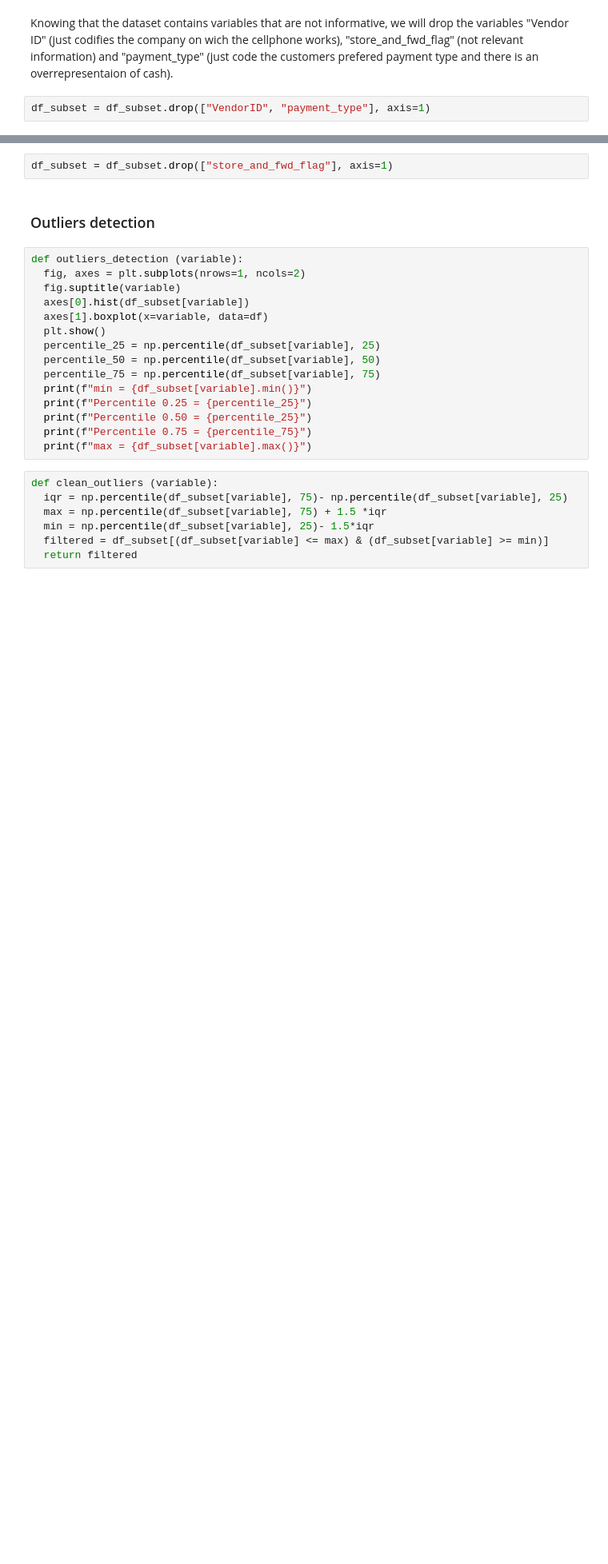
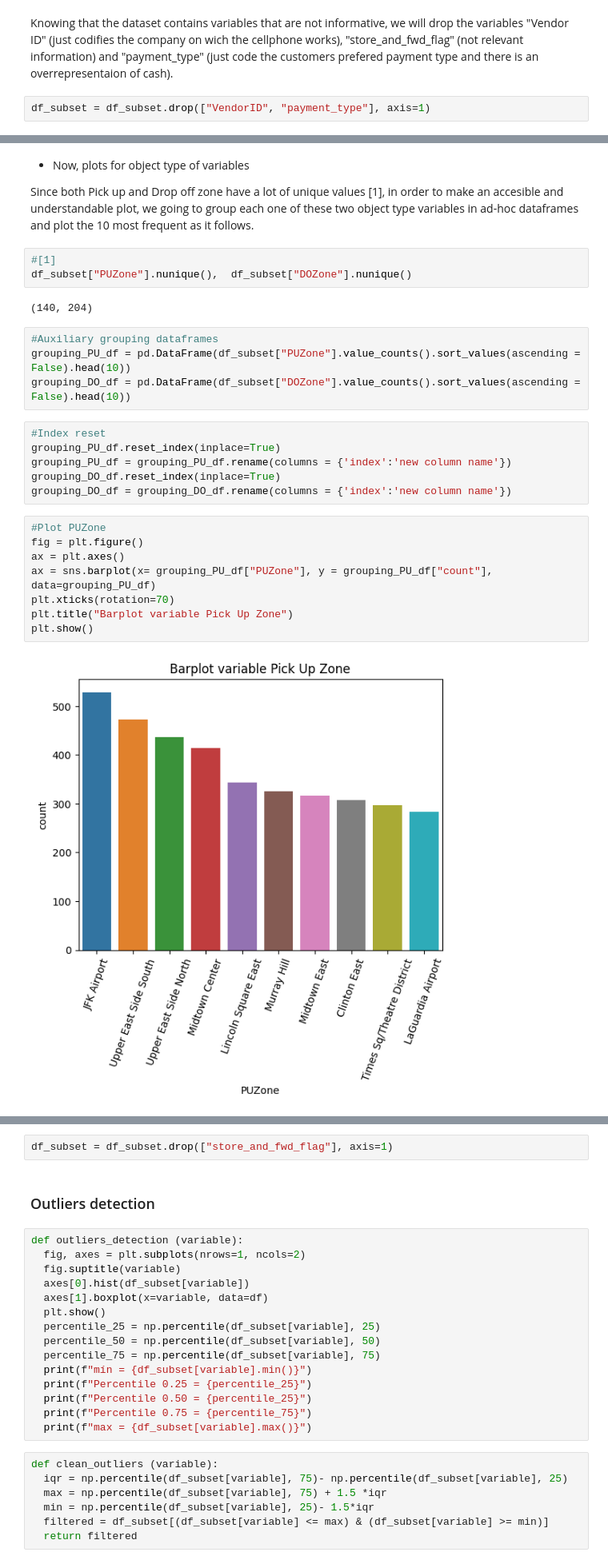
Before and after one commit to andres-mart/FinalProject, a Jupyter notebook: EDA.ipynb, the cells around one changed output, grey strips where cells are left out. Shown at 80% size. Drawn from its saved outputs; the diff is of its cells as text; blank space fills up the shorter version.

```diff
--- a/EDA.ipynb
+++ b/EDA.ipynb
@@ -266,0 +220,29 @@ THe most frequent value is EWR (94.17 %), followed by Boro Zone (5.69%)
+# %% [markdown]
+- Now, plots for object type of variables
+
+Since both Pick up and Drop off zone have a lot of unique values [1], in order to make an accesible and understandable plot, we going to group each one of these two object type variables in ad-hoc dataframes and plot the 10 most frequent as it follows.
+# %%
+#[1]
+df_subset["PUZone"].nunique(),  df_subset["DOZone"].nunique()
+# %% [output]
+(140, 204)
+# %%
+#Auxiliary grouping dataframes
+grouping_PU_df = pd.DataFrame(df_subset["PUZone"].value_counts().sort_values(ascending = False).head(10))
+grouping_DO_df = pd.DataFrame(df_subset["DOZone"].value_counts().sort_values(ascending = False).head(10))
+# %%
+#Index reset
+grouping_PU_df.reset_index(inplace=True)
+grouping_PU_df = grouping_PU_df.rename(columns = {'index':'new column name'})
+grouping_DO_df.reset_index(inplace=True)
+grouping_DO_df = grouping_DO_df.rename(columns = {'index':'new column name'})
+# %%
+#Plot PUZone
+fig = plt.figure()
+ax = plt.axes()
+ax = sns.barplot(x= grouping_PU_df["PUZone"], y = grouping_PU_df["count"], data=grouping_PU_df)
+plt.xticks(rotation=70)
+plt.title("Barplot variable Pick Up Zone")
+plt.show()
+# %% [output]
+[figure, added]
```
Also changed, not shown: parts of 29 cells of this notebook.
